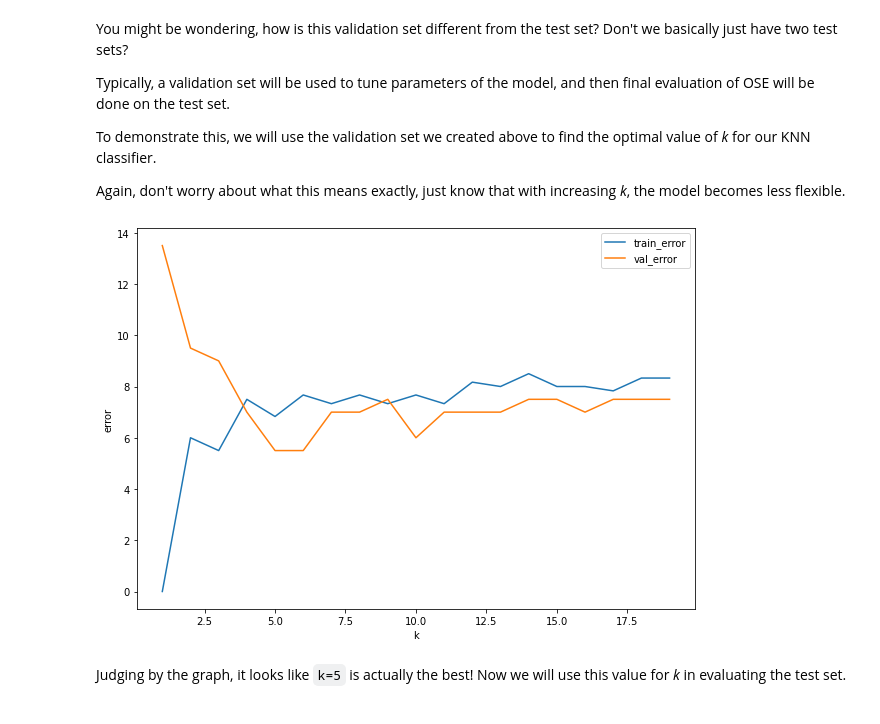
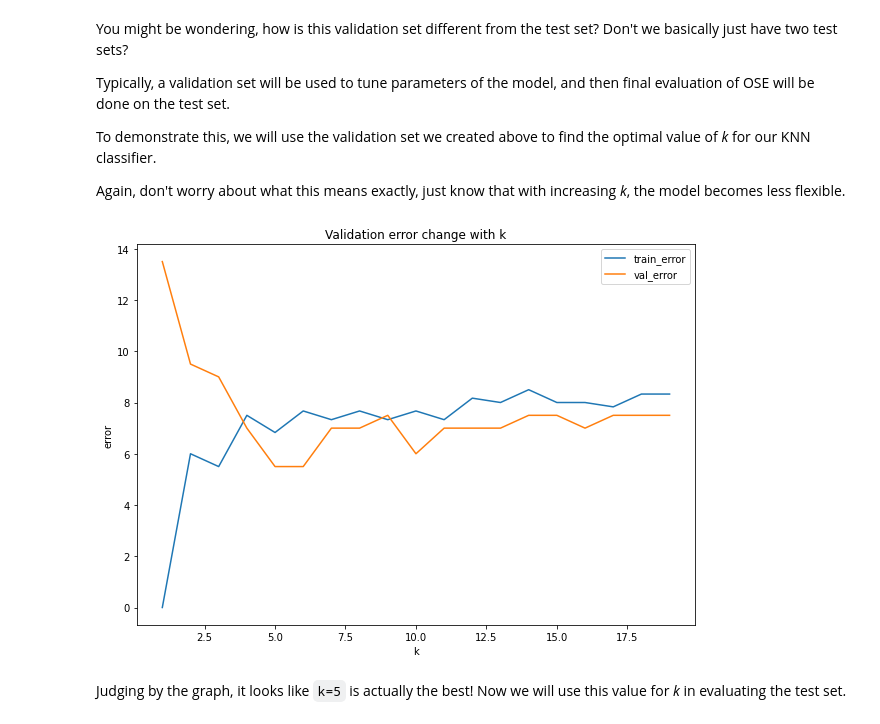
Before and after one commit to LDSSA/batch5-students, a Jupyter notebook: S01 - Bootcamp and Binary Classification/SLU13 - Bias-Variance tradeoff & Model Selection /Learning notebook.ipynb, the cells around one changed output. Saved outputs shown, nothing was run; the diff lists cells and outputs as text; code cells hidden in the pictures.

Commit message:
[SLU13] Fix typos, graphs and inconsistencies

```diff
--- a/S01 - Bootcamp and Binary Classification/SLU13 - Bias-Variance tradeoff & Model Selection /Learning notebook.ipynb
+++ b/S01 - Bootcamp and Binary Classification/SLU13 - Bias-Variance tradeoff & Model Selection /Learning notebook.ipynb
@@ -559,12 +559,13 @@ for k in range(1,20):
 # %%
 plt.figure(figsize=(10,7))
 plt.plot(list(error_dict.keys()), [d['train_error'] for d in error_dict.values()], label='train_error')
 plt.plot(list(error_dict.keys()), [d['validation_error'] for d in error_dict.values()], label='val_error')
+plt.title('Validation error change with k')
 plt.xlabel('k')
 plt.ylabel('error')
 plt.legend();
 # %% [output]
-[figure, old version]
+[figure, new version]
 # %% [markdown]
 Judging by the graph, it looks like `k=5` is actually the best! Now we will use this value for *k* in evaluating the test set.
 # %%
```
Also changed, not shown: parts of 5 cells of this notebook, 3 other files.
